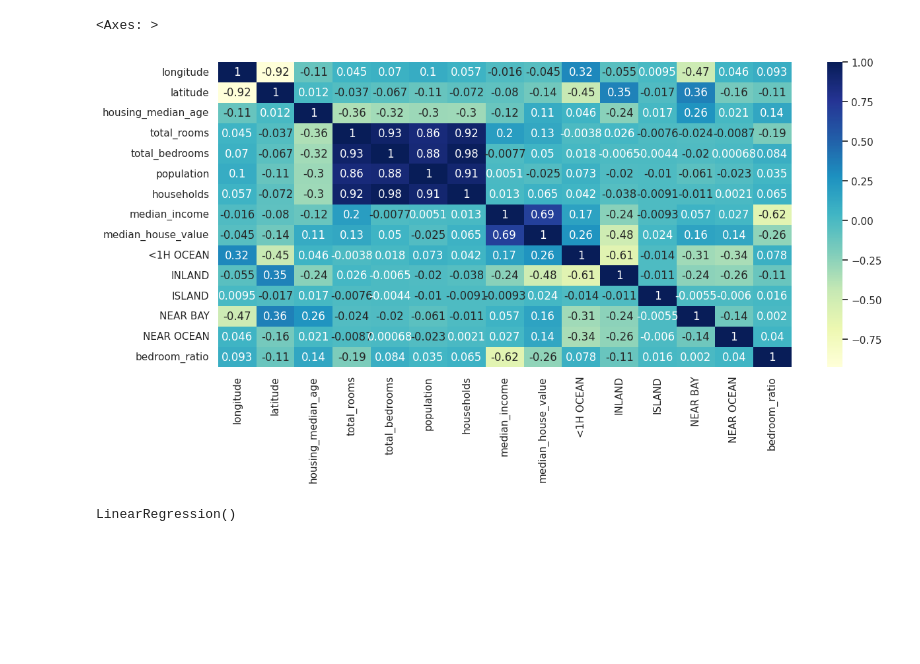
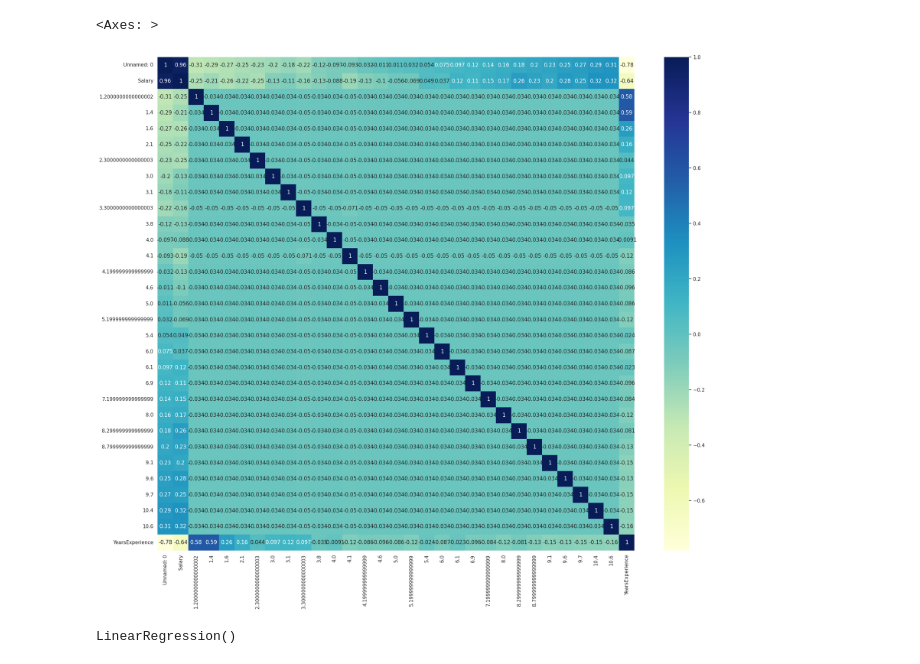
Before and after one commit to abdulsidibe/Cousera-test, a Jupyter notebook: Copy_of_Linear_Regression_exercise.ipynb, the cells around one changed output. Cells and saved outputs as stored; diff of their text form; code cells hidden in the pictures; blank space fills up the shorter version.

```diff
--- a/Copy_of_Linear_Regression_exercise.ipynb
+++ b/Copy_of_Linear_Regression_exercise.ipynb
@@ -3,7 +3,7 @@
 # %%
 import pandas as pd
 
-data = pd.read_csv('U4_01_housing.csv')
+data = pd.read_csv('Salary_dataset.csv')
 # %%
 data.info()
 # %% [output]
@@ -108,5 +114 @@ dummies = pd.get_dummies(data['ocean_proximity'], dtype=int)
-# %%
-data_na = data_na.join(dummies)
-# %%
-data_na = data_na.drop('ocean_proximity', axis=1)
 # %%
@@ -169,9 +147,9 @@ sb.scatterplot(x=data_na['median_house_value'], y=data_na['median_income'])
 # %%
-data_na['bedroom_ratio']=data_na['total_bedrooms']/data['total_rooms'] #invent new feature bedroom_ratio
-sb.set(rc = {'figure.figsize': (14,6)})
+data_na['YearsExperience']=data_na['Salary']/data['YearsExperience'] #invent new feature bedroom_ratio
+sb.set(rc = {'figure.figsize': (24,20)})
 sb.heatmap(data_na.corr(), annot=True, cmap='YlGnBu')
 # %% [output]
 <Axes: >
-[figure, old version]
+[figure, new version]
 # %%
 #drop the mean house values from input data and leave everything else
```
Also changed, not shown: parts of 18 cells of this notebook.
